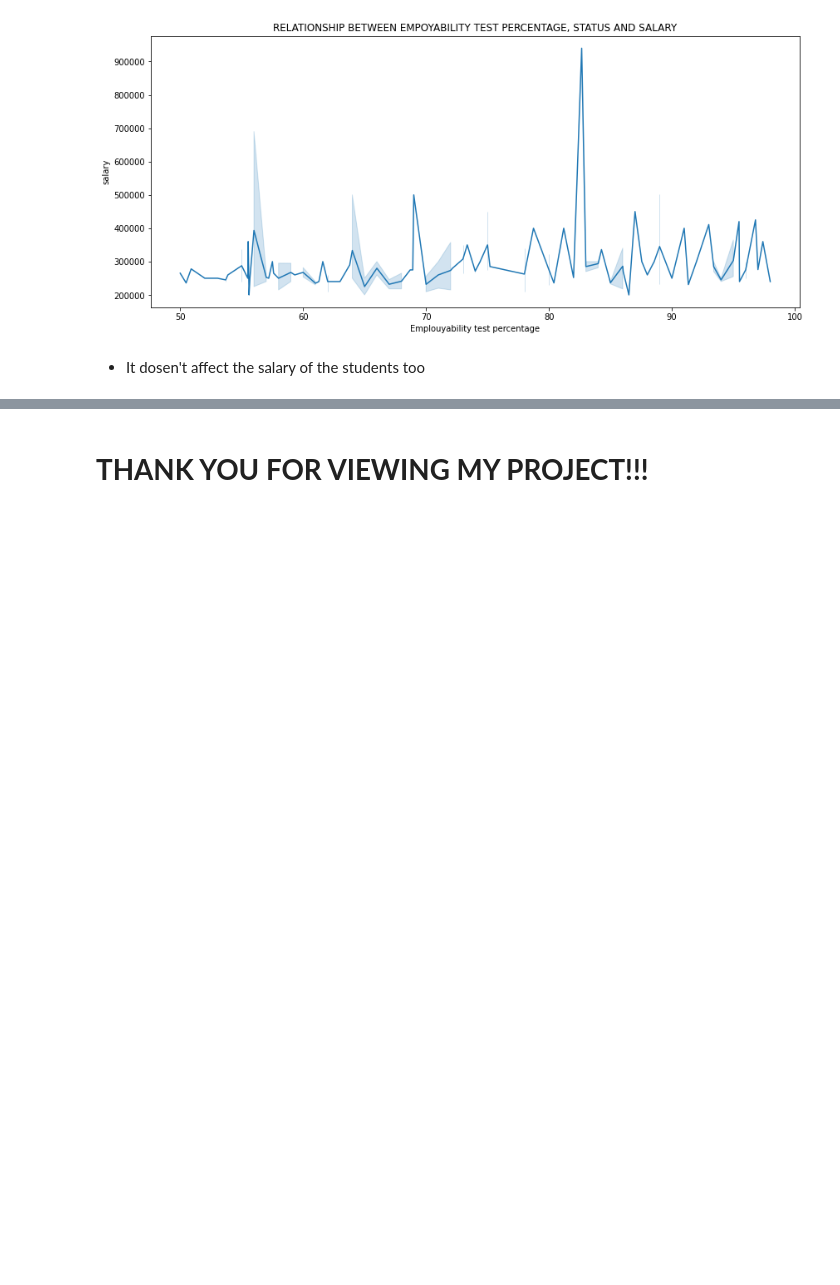
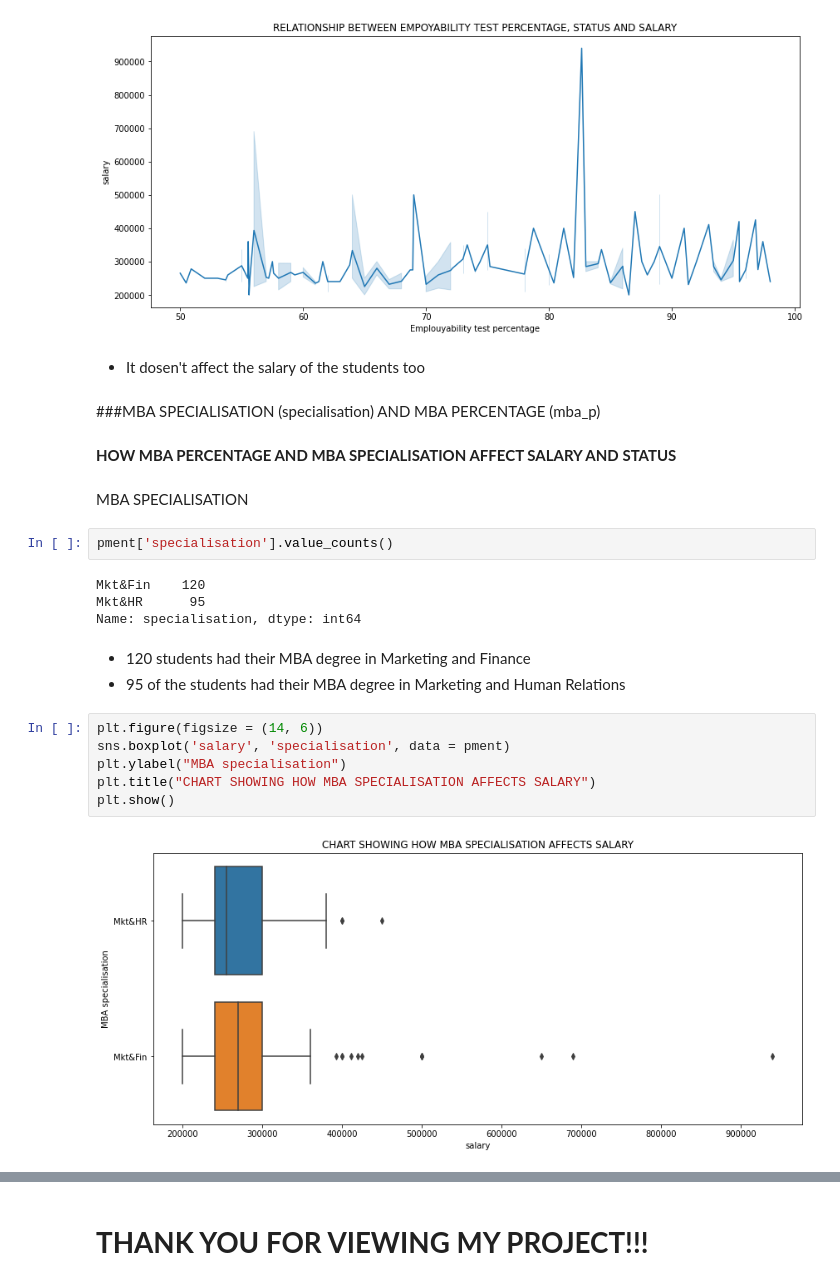
Before and after one commit to devchoplife/Campus-placement, a Jupyter notebook: school_placement.ipynb, the cells around one changed output, grey strips where cells are left out. Saved outputs shown, nothing was run; the diff lists cells and outputs as text; blank space fills up the shorter version.

```diff
--- a/school_placement.ipynb
+++ b/school_placement.ipynb
@@ -499,3 +499,26 @@ plt.show()
 [figure]
 # %% [markdown]
 * It dosen't affect the salary of the students too
+# %% [markdown]
+###MBA SPECIALISATION (specialisation) AND MBA PERCENTAGE (mba_p)
+# %% [markdown]
+**HOW MBA PERCENTAGE AND MBA SPECIALISATION AFFECT SALARY AND STATUS**
+# %% [markdown]
+MBA SPECIALISATION
+# %%
+pment['specialisation'].value_counts()
+# %% [output]
+Mkt&Fin    120
+Mkt&HR      95
+Name: specialisation, dtype: int64
+# %% [markdown]
+* 120 students had their MBA degree in Marketing and Finance
+* 95 of the students had their MBA degree in Marketing and Human Relations
+# %%
+plt.figure(figsize = (14, 6))
+sns.boxplot('salary', 'specialisation', data = pment)
+plt.ylabel("MBA specialisation")
+plt.title("CHART SHOWING HOW MBA SPECIALISATION AFFECTS SALARY")
+plt.show()
+# %% [output]
+[figure, added]
```
Also changed, not shown: parts of 4 cells of this notebook.
